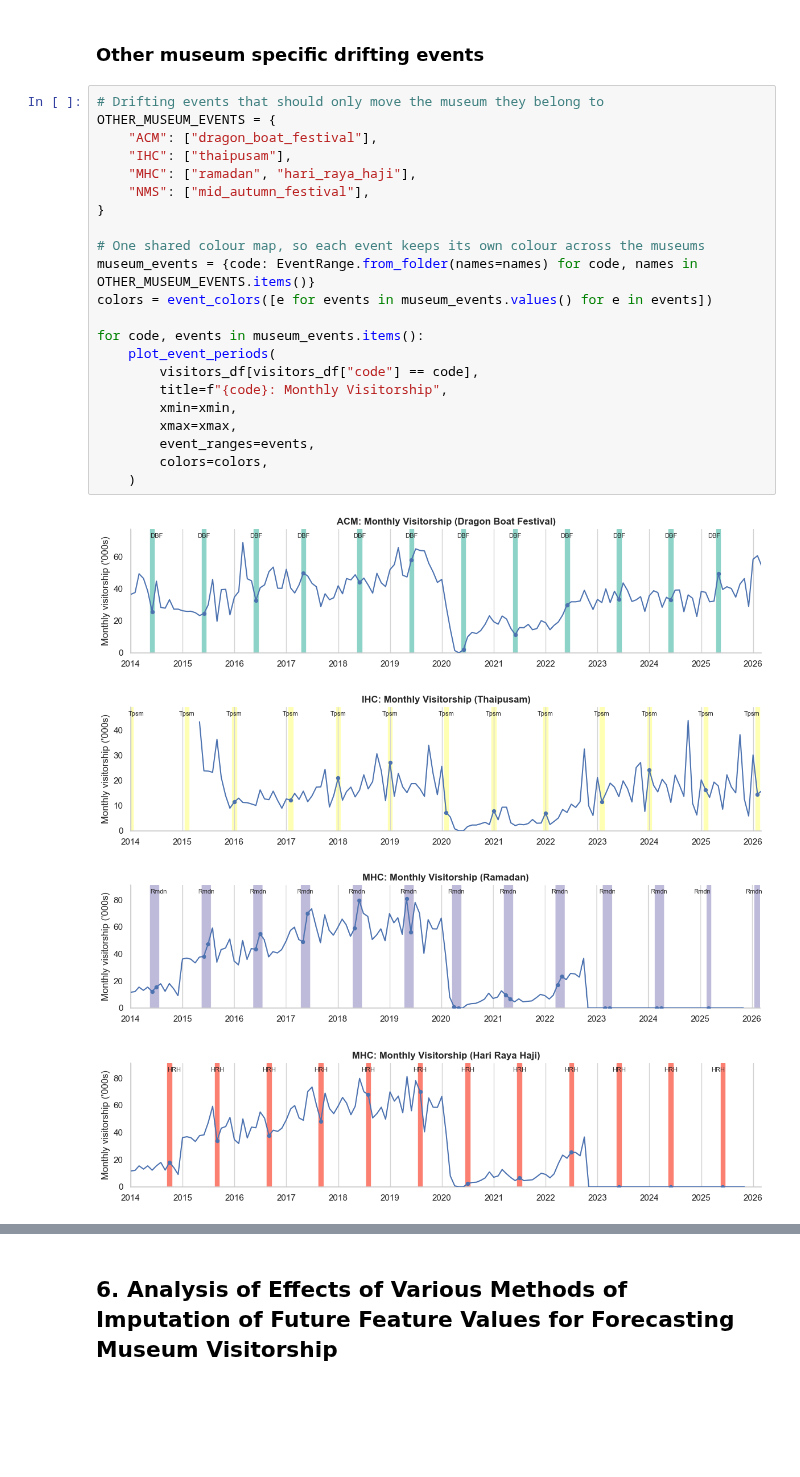
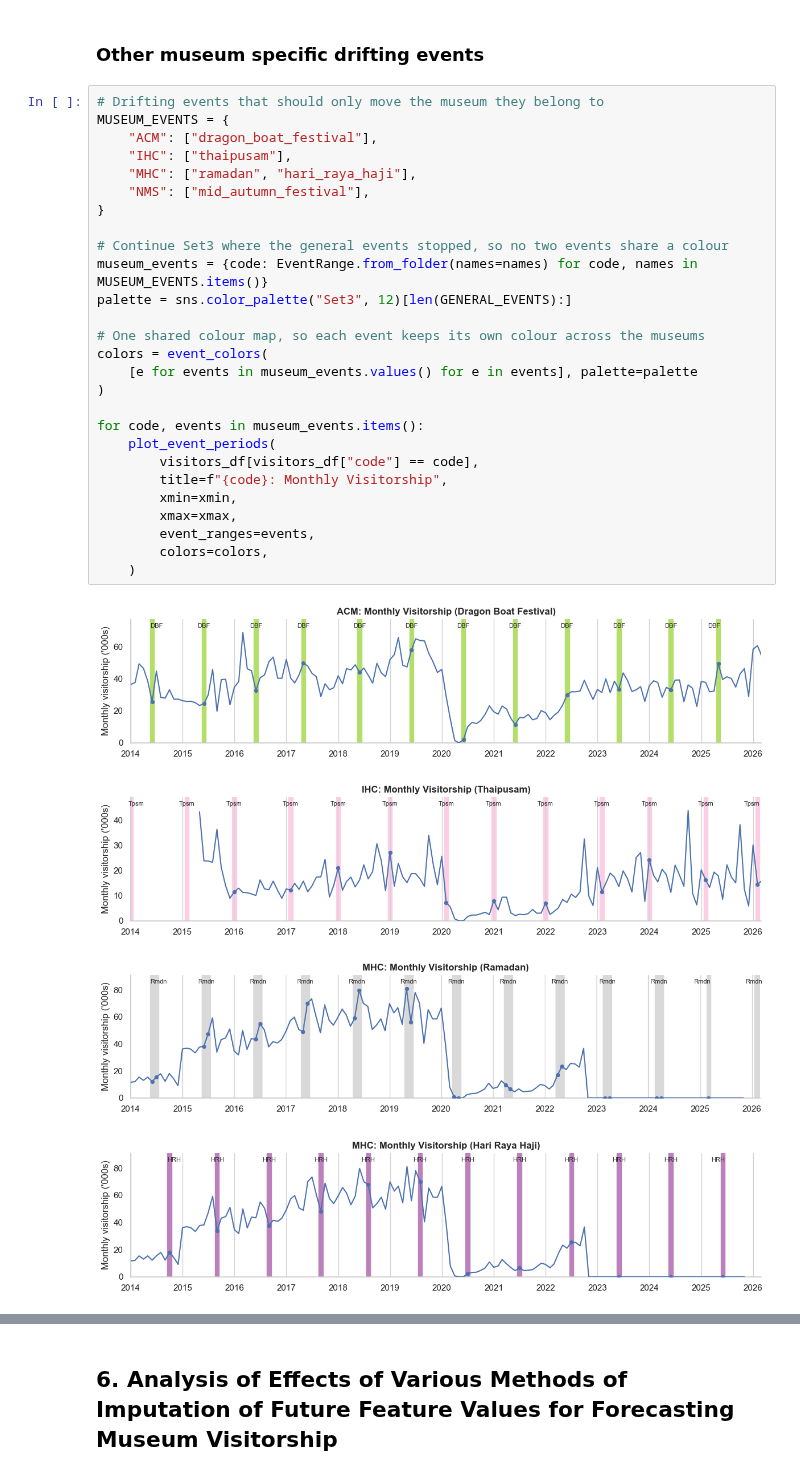
Before and after one commit to calvin4370/nhb-museum-visitorship-forecasting, a Jupyter notebook: notebooks/01_eda.ipynb, the cells around one changed output, grey strips where cells are left out. Saved outputs shown, nothing was run; the diff lists cells and outputs as text; blank space fills up the shorter version.

```diff
--- a/notebooks/01_eda.ipynb
+++ b/notebooks/01_eda.ipynb
@@ -544,28 +544,33 @@ plot_event_periods(
 ### Other museum specific drifting events
 # %%
 # Drifting events that should only move the museum they belong to
-OTHER_MUSEUM_EVENTS = {
+MUSEUM_EVENTS = {
     "ACM": ["dragon_boat_festival"],
     "IHC": ["thaipusam"],
     "MHC": ["ramadan", "hari_raya_haji"],
     "NMS": ["mid_autumn_festival"],
 }
 
+# Continue Set3 where the general events stopped, so no two events share a colour
+museum_events = {code: EventRange.from_folder(names=names) for code, names in MUSEUM_EVENTS.items()}
+palette = sns.color_palette("Set3", 12)[len(GENERAL_EVENTS):]
+
 # One shared colour map, so each event keeps its own colour across the museums
-museum_events = {code: EventRange.from_folder(names=names) for code, names in OTHER_MUSEUM_EVENTS.items()}
-colors = event_colors([e for events in museum_events.values() for e in events])
+colors = event_colors(
+    [e for events in museum_events.values() for e in events], palette=palette
+)
 
 for code, events in museum_events.items():
     plot_event_periods(
         visitors_df[visitors_df["code"] == code],
         title=f"{code}: Monthly Visitorship",
         xmin=xmin,
         xmax=xmax,
         event_ranges=events,
         colors=colors,
     )
 # %% [output]
-[figure, old version]
+[figure, new version]
-[figure, old version]
+[figure, new version]
 [figure]
-[figure, old version]
+[figure, new version]
```
Also changed, not shown: parts of 16 cells of this notebook, 2 other files.
